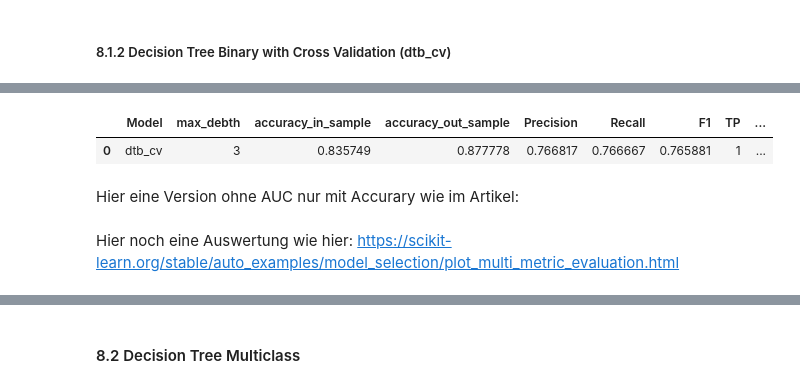
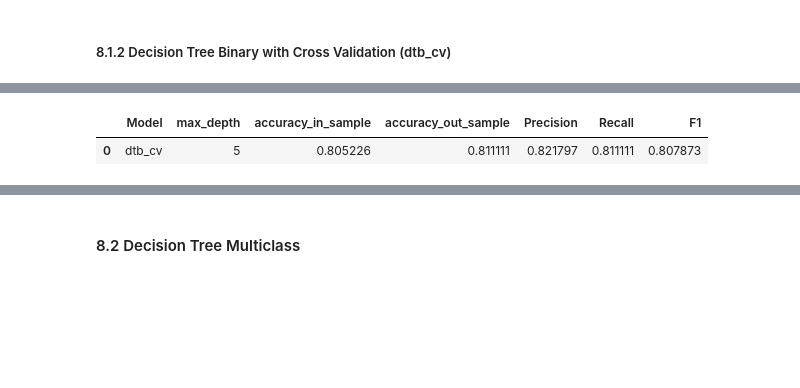
Before and after one commit to Liomat97/Machine-Learning, a Jupyter notebook: Test.ipynb, the cells around one changed output, grey strips where cells are left out. Drawn from its saved outputs; the diff is of its cells as text; code cells hidden in the pictures; blank space fills up the shorter version.

```diff
--- a/Test.ipynb
+++ b/Test.ipynb
@@ -550,8 +527,9 @@ cv_method = RepeatedStratifiedKFold(n_splits=5,
                                     random_state=2)
 
 params_DT = {'criterion': ['gini', 'entropy'],
-             'max_depth': [1, 2, 3, 4, 5, 6, 7, 8,10,15,20],
-             'min_samples_split': [2, 3]}
+             'max_depth': [1, 2, 3, 4, 5, 6, 7, 8, 10, 15, 20],
+             'min_samples_split': [2,3,4,5,6,7,8,9,10,15],
+             'max_features': ['sqrt','log2']}
 
 dtb_cv = GridSearchCV(estimator=df_classifier,
                      param_grid=params_DT,
@@ -559,7 +537,7 @@ dtb_cv = GridSearchCV(estimator=df_classifier,
                      verbose=1, #output Messages
                      scoring='accuracy')
 
-dtb_cv.fit(x_binary, y_binary)
+dtb_cv.fit(x_binary_train, y_binary_train)
 print('Best Model:')
 print(dtb_cv.best_params_)
 print('Best Score:')
@@ -592,6 +553,6 @@ plt.show()
 # %%
-model = DecisionTreeClassifier(random_state=2, **dtb_cv.best_params_).fit(x_binary_train, y_binary_train)
-y_pred = model.predict(x_binary_test)
+dtb_cv_best = DecisionTreeClassifier(random_state=2, **dtb_cv.best_params_).fit(x_binary_train, y_binary_train)
+y_pred = dtb_cv_best.predict(x_binary_test)
 dtb_cv_report = classification_report(y_binary_test,y_pred, digits=3, output_dict=True)
 print(classification_report(y_binary_test,y_pred, digits=3))
 # %% [output]
@@ -606,25 +576,17 @@ weighted avg      0.767     0.767     0.766        90
 # %%
 model = 'dtb_cv'
-max_debth = 3
-accuracy_in_sample = dtb_cv.score(x_binary_train, y_binary_train)
-accuracy_out_sample = dtb_cv.score(x_binary_test, y_binary_test)
+max_depth = dtb_cv.best_params_['max_depth']
+accuracy_in_sample = dtb_cv.best_score_
+accuracy_out_sample = dtb_cv_best.score(x_binary_test, y_binary_test)
 Precision = dtb_cv_report['weighted avg']['precision']
 Recall = dtb_cv_report['weighted avg']['recall']
 F1 = dtb_cv_report['weighted avg']['f1-score']
-TP = TP
-TN = TN
-FP = FP
-FN = FN
 
 #Append the Results from the Loop to the existing Dataframe:
-dtb_cv_temp = [(model, max_debth, accuracy_in_sample, accuracy_out_sample, Precision, Recall, F1, TP, TN, FP, FN)]
+dtb_cv_temp = [(model, max_depth, accuracy_in_sample, accuracy_out_sample, Precision, Recall, F1)]
 dtb_cv_results = pd.DataFrame(dtb_cv_temp)
-dtb_cv_results.rename(columns= {0:'Model', 1:'max_debth', 2:'accuracy_in_sample', 3:'accuracy_out_sample', 4:'Precision', 5:'Recall', 6:'F1', 7:'TP', 8:'TN', 9:'FP', 10:'FN' }, inplace = True)
+dtb_cv_results.rename(columns= {0:'Model', 1:'max_depth', 2:'accuracy_in_sample', 3:'accuracy_out_sample', 4:'Precision', 5:'Recall', 6:'F1'}, inplace = True)
 dtb_cv_results
 # %% [output]
-|  | Model | max_debth | accuracy_in_sample | accuracy_out_sample | Precision | Recall | F1 | TP | ... |
-| 0 | dtb_cv | 3 | 0.835749 | 0.877778 | 0.766817 | 0.766667 | 0.765881 | 1 | ... |
+|  | Model | max_depth | accuracy_in_sample | accuracy_out_sample | Precision | Recall | F1 |
+| 0 | dtb_cv | 5 | 0.805226 | 0.811111 | 0.821797 | 0.811111 | 0.807873 |
-# %% [markdown]
-Hier eine Version ohne AUC nur mit Accurary wie im Artikel:
-# %% [markdown]
-Hier noch eine Auswertung wie hier: https://scikit-learn.org/stable/auto_examples/model_selection/plot_multi_metric_evaluation.html
```
Also changed, not shown: parts of 69 cells of this notebook.
